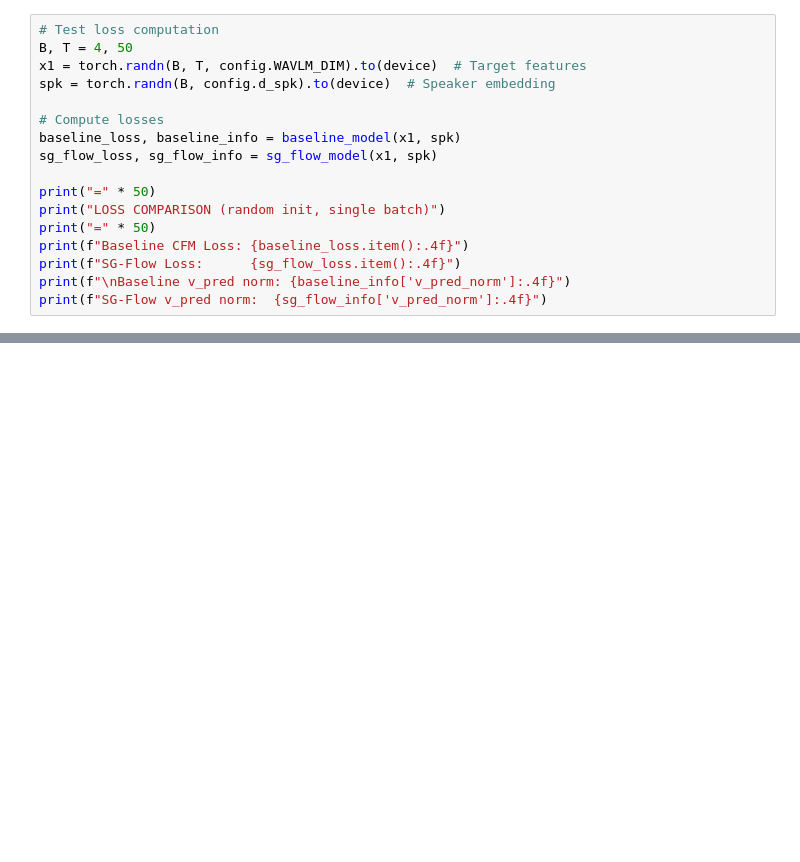
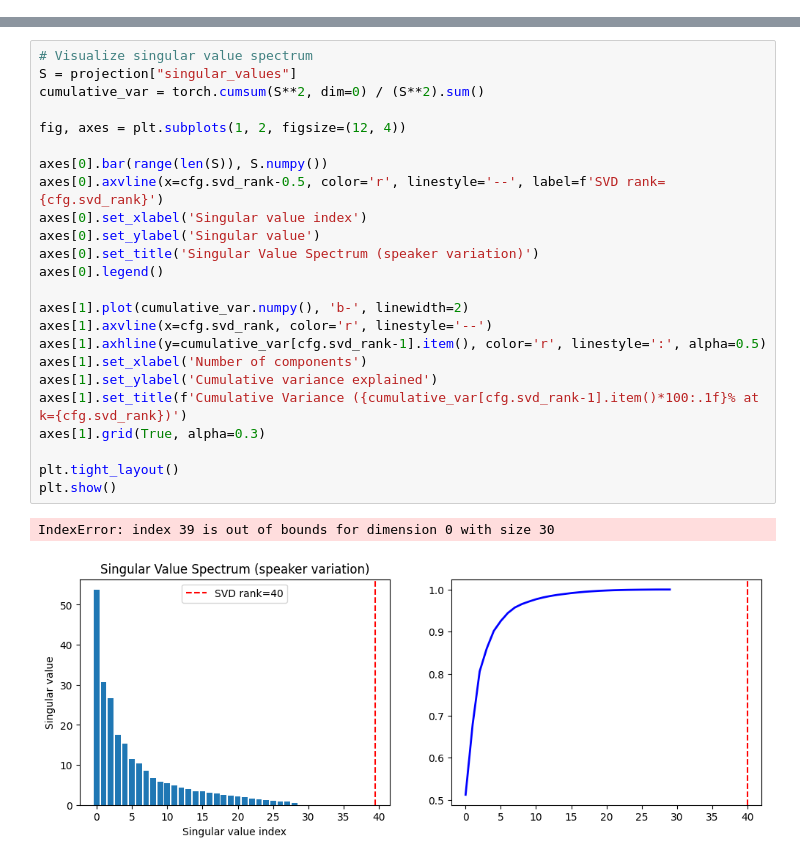
Before and after one commit to AbzalAidakhmetov/rc-op-project, a Jupyter notebook: playground.ipynb, the cells around one changed output, grey strips where cells are left out. Drawn from its saved outputs; the diff is of its cells as text; blank space fills up the shorter version.

```diff
--- a/playground.ipynb
+++ b/playground.ipynb
@@ -140,17 +0,0 @@ print(f"SG-Flow type: {type(sg_flow_model).__name__}")
-# %%
-# Test loss computation
-B, T = 4, 50
-x1 = torch.randn(B, T, config.WAVLM_DIM).to(device)  # Target features
-spk = torch.randn(B, config.d_spk).to(device)  # Speaker embedding
-
-# Compute losses
-baseline_loss, baseline_info = baseline_model(x1, spk)
-sg_flow_loss, sg_flow_info = sg_flow_model(x1, spk)
-
-print("=" * 50)
-print("LOSS COMPARISON (random init, single batch)")
-print("=" * 50)
-print(f"Baseline CFM Loss: {baseline_loss.item():.4f}")
-print(f"SG-Flow Loss:      {sg_flow_loss.item():.4f}")
-print(f"\nBaseline v_pred norm: {baseline_info['v_pred_norm']:.4f}")
-print(f"SG-Flow v_pred norm:  {sg_flow_info['v_pred_norm']:.4f}")
@@ -433,0 +432,27 @@ print("   python inference.py --checkpoint checkpoints/sg_flow_best.pt --source_
+# %%
+# Visualize singular value spectrum
+S = projection["singular_values"]
+cumulative_var = torch.cumsum(S**2, dim=0) / (S**2).sum()
+
+fig, axes = plt.subplots(1, 2, figsize=(12, 4))
+
+axes[0].bar(range(len(S)), S.numpy())
+axes[0].axvline(x=cfg.svd_rank-0.5, color='r', linestyle='--', label=f'SVD rank={cfg.svd_rank}')
+axes[0].set_xlabel('Singular value index')
+axes[0].set_ylabel('Singular value')
+axes[0].set_title('Singular Value Spectrum (speaker variation)')
+axes[0].legend()
+
+axes[1].plot(cumulative_var.numpy(), 'b-', linewidth=2)
+axes[1].axvline(x=cfg.svd_rank, color='r', linestyle='--')
+axes[1].axhline(y=cumulative_var[cfg.svd_rank-1].item(), color='r', linestyle=':', alpha=0.5)
+axes[1].set_xlabel('Number of components')
+axes[1].set_ylabel('Cumulative variance explained')
+axes[1].set_title(f'Cumulative Variance ({cumulative_var[cfg.svd_rank-1].item()*100:.1f}% at k={cfg.svd_rank})')
+axes[1].grid(True, alpha=0.3)
+
+plt.tight_layout()
+plt.show()
+# %% [output]
+IndexError: index 39 is out of bounds for dimension 0 with size 30
+[figure, added]
```
Also changed, not shown: parts of 59 cells of this notebook, 4 other files.
